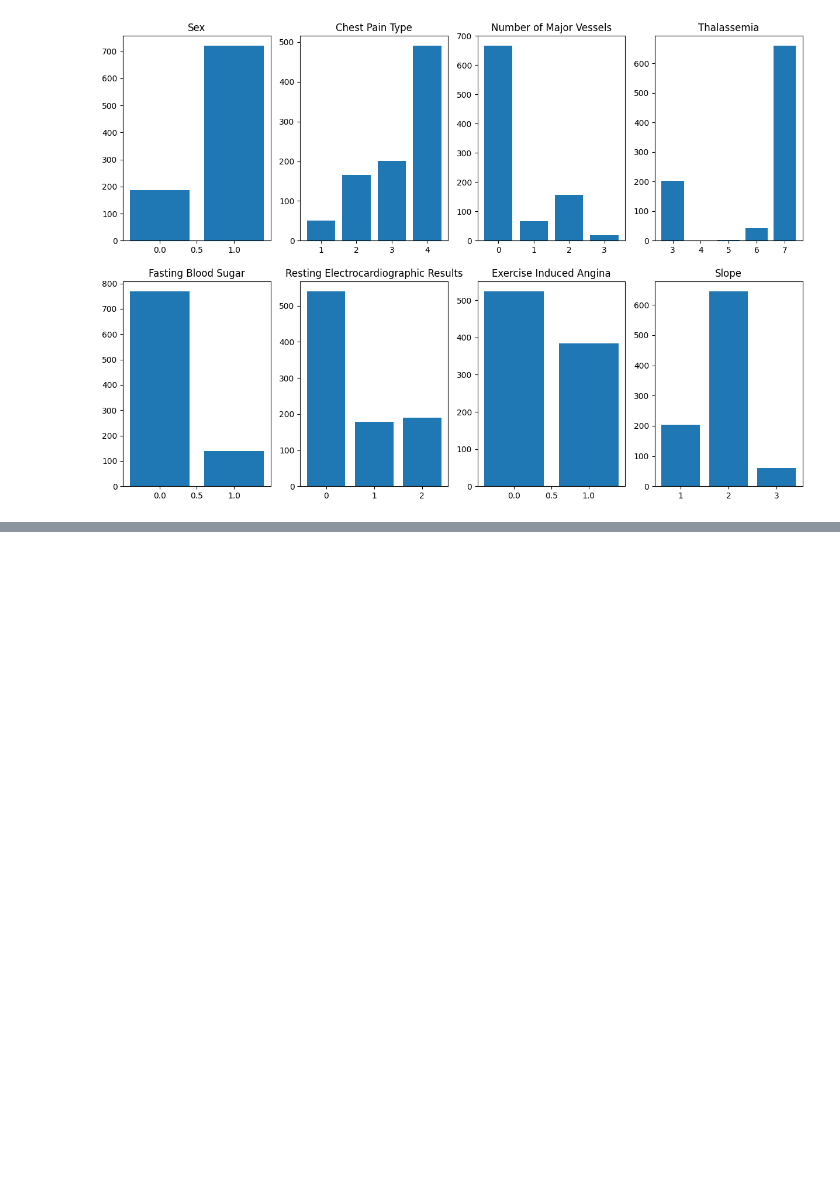
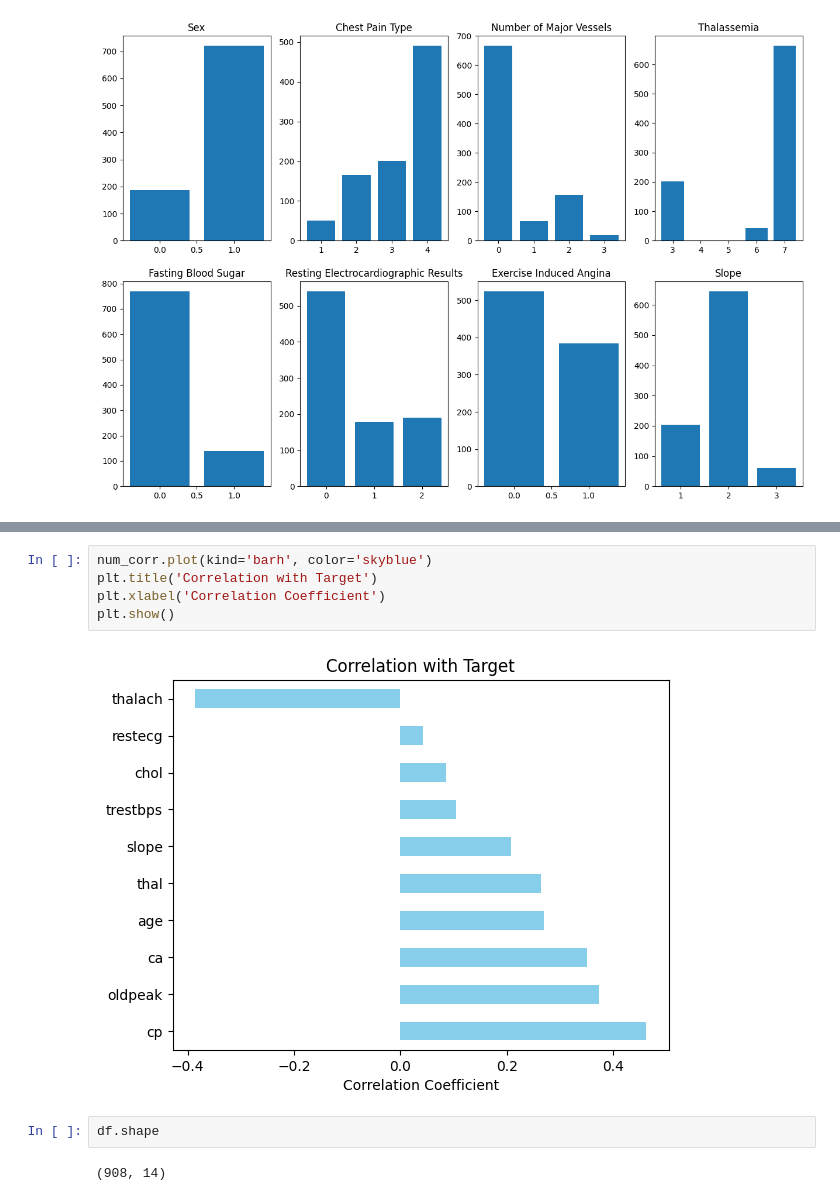
Before and after one commit to TranVietThang178/Heart-Disease-Prediction-Using-Machine-Learning, a Jupyter notebook: notebooks/02_EDA.ipynb, the cells around one changed output, grey strips where cells are left out. Cells and saved outputs as stored; diff of their text form; blank space fills up the shorter version.

```diff
--- a/notebooks/02_EDA.ipynb
+++ b/notebooks/02_EDA.ipynb
@@ -151,0 +202,11 @@ oldpeak   0.262772  0.159970  0.033414 -0.165077  1.000000
+# %%
+num_corr.plot(kind='barh', color='skyblue')
+plt.title('Correlation with Target')
+plt.xlabel('Correlation Coefficient')
+plt.show()
+# %% [output]
+[figure, added]
+# %%
+df.shape
+# %% [output]
+(908, 14)
```
Also changed, not shown: parts of 7 cells of this notebook, 3 other files.
